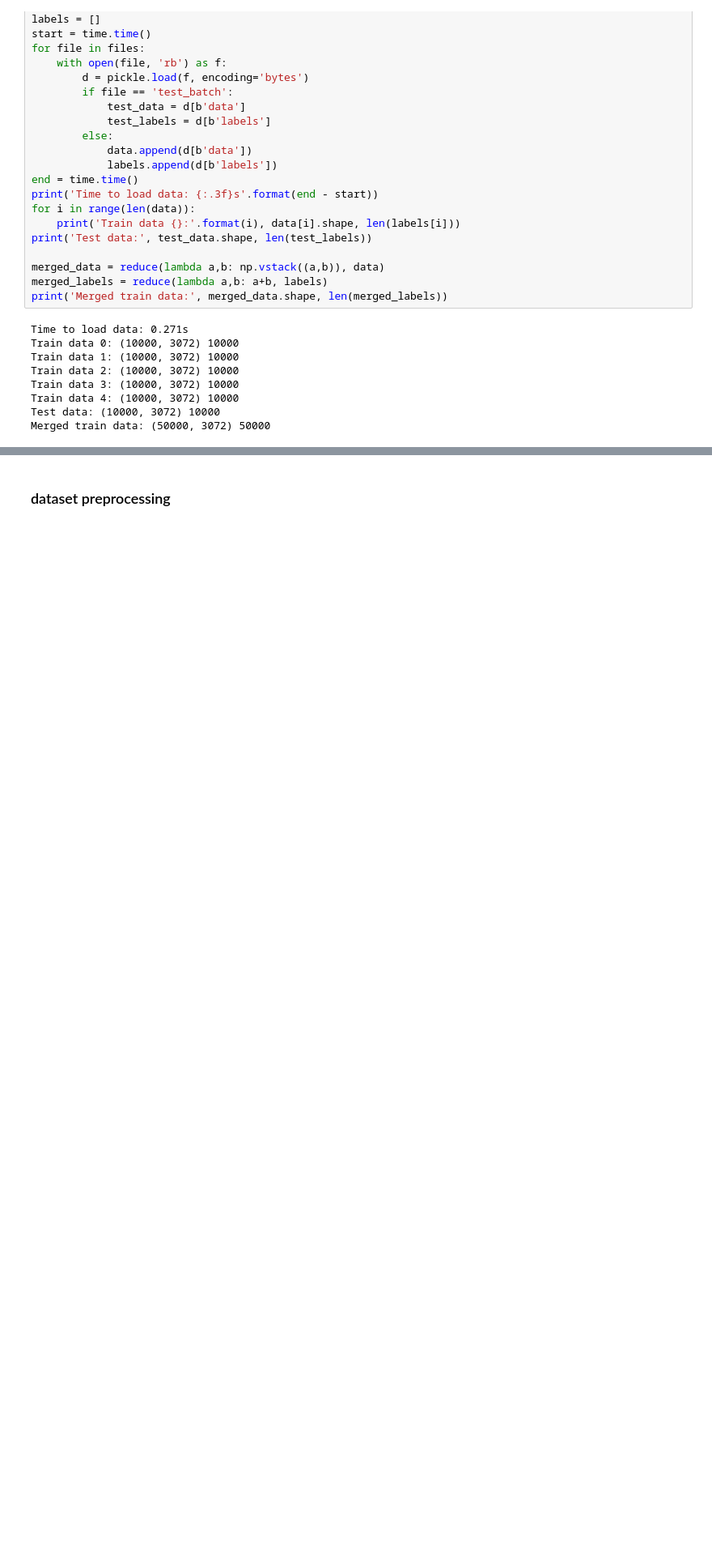
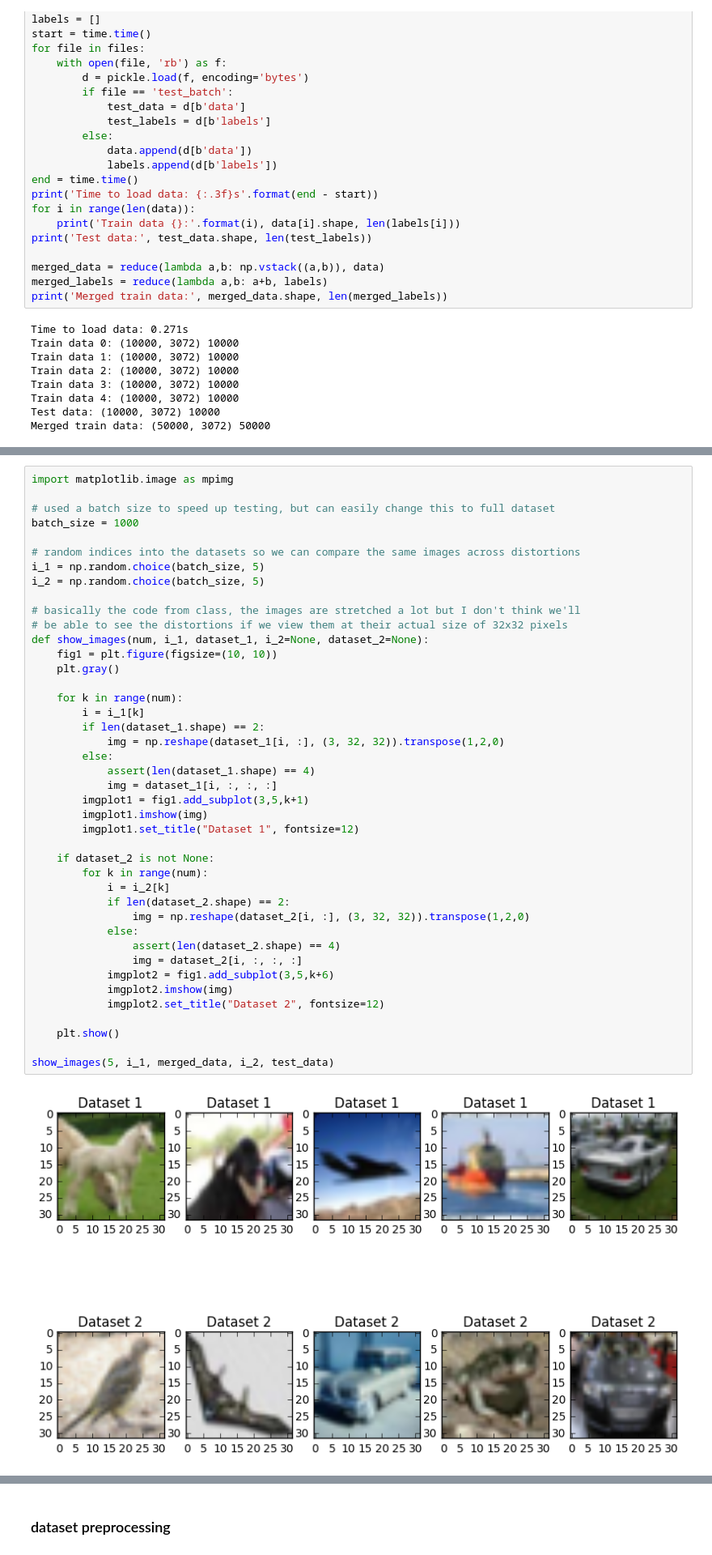
Before and after one commit to cindyliu/CSCI-E81-HW4, a Jupyter notebook: HW4.ipynb, the cells around one changed output, grey strips where cells are left out. Shown at 81% size. Drawn from its saved outputs; the diff is of its cells as text; blank space fills up the shorter version.

Commit message:
added section for applying distortions, FINALLY figured out why I was always getting only 10% accuracy and fixed that

```diff
--- a/HW4.ipynb
+++ b/HW4.ipynb
@@ -68,0 +72,44 @@ Merged train data: (50000, 3072) 50000
+# %%
+import matplotlib.image as mpimg
+
+# used a batch size to speed up testing, but can easily change this to full dataset
+batch_size = 1000
+
+# random indices into the datasets so we can compare the same images across distortions
+i_1 = np.random.choice(batch_size, 5)
+i_2 = np.random.choice(batch_size, 5)
+
+# basically the code from class, the images are stretched a lot but I don't think we'll
+# be able to see the distortions if we view them at their actual size of 32x32 pixels
+def show_images(num, i_1, dataset_1, i_2=None, dataset_2=None):
+    fig1 = plt.figure(figsize=(10, 10))
+    plt.gray()
+
+    for k in range(num):
+        i = i_1[k]
+        if len(dataset_1.shape) == 2:
+            img = np.reshape(dataset_1[i, :], (3, 32, 32)).transpose(1,2,0)
+        else:
+            assert(len(dataset_1.shape) == 4)
+            img = dataset_1[i, :, :, :]
+        imgplot1 = fig1.add_subplot(3,5,k+1)
+        imgplot1.imshow(img)
+        imgplot1.set_title("Dataset 1", fontsize=12)
+
+    if dataset_2 is not None:
+        for k in range(num):
+            i = i_2[k]
+            if len(dataset_2.shape) == 2:
+                img = np.reshape(dataset_2[i, :], (3, 32, 32)).transpose(1,2,0)
+            else:
+                assert(len(dataset_2.shape) == 4)
+                img = dataset_2[i, :, :, :]
+            imgplot2 = fig1.add_subplot(3,5,k+6)
+            imgplot2.imshow(img)
+            imgplot2.set_title("Dataset 2", fontsize=12)
+
+    plt.show()
+
+show_images(5, i_1, merged_data, i_2, test_data)
+# %% [output]
+[figure, added]
```
Also changed, not shown: parts of 7 cells of this notebook.
